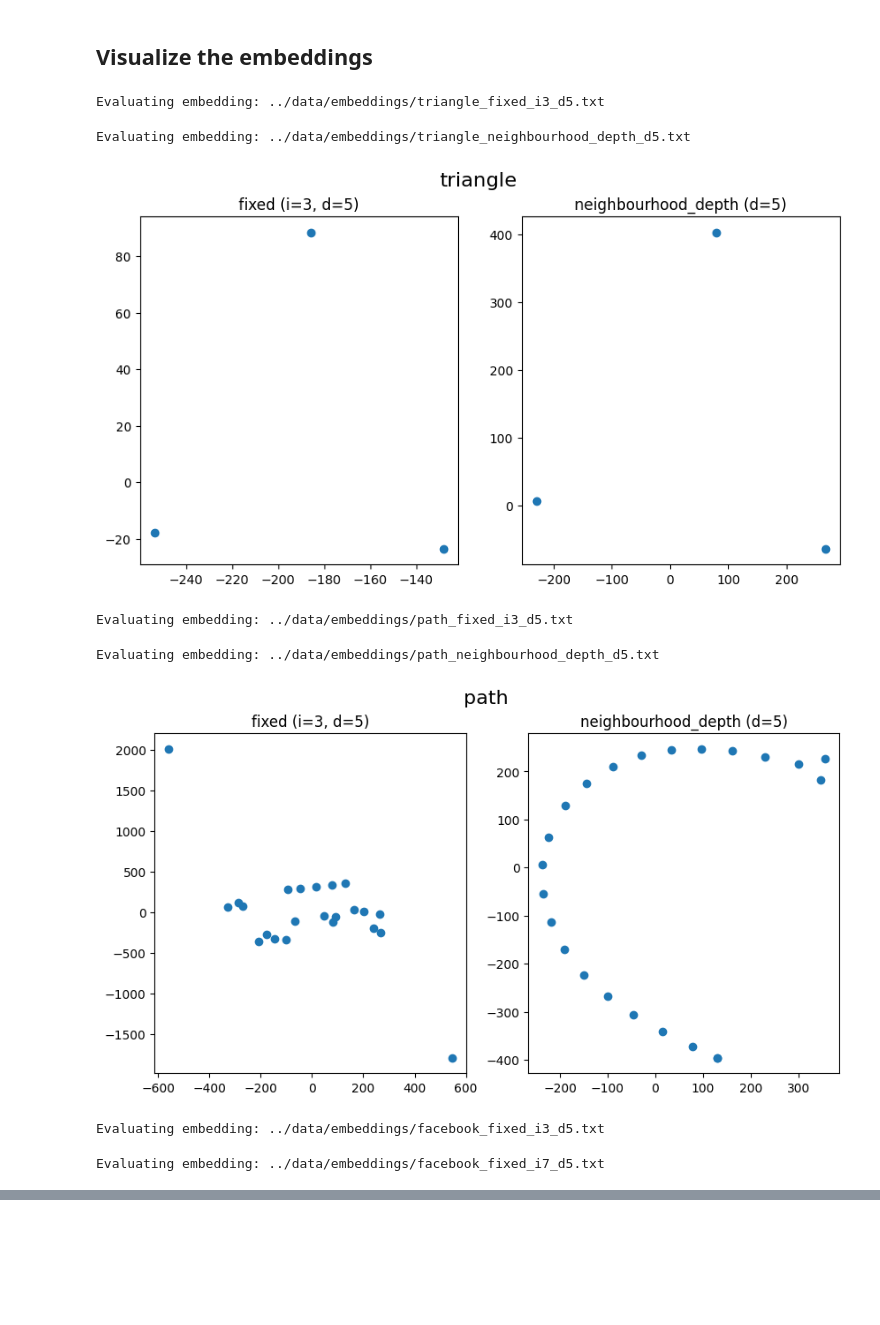
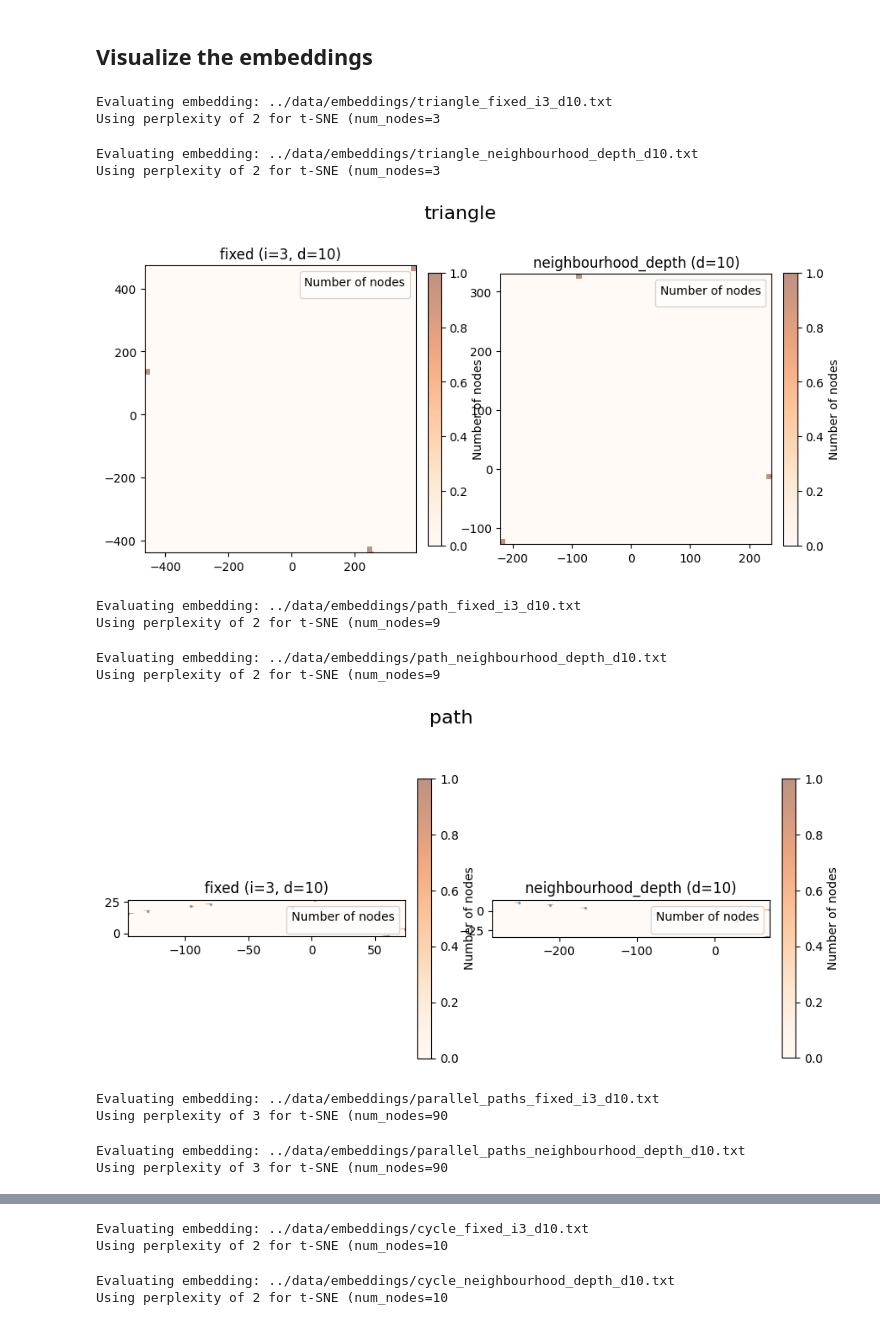
Before and after one commit to pilis/wut-mini-machine-learning-on-graphs-project-1, a Jupyter notebook: notebooks/exploration.ipynb, the cells around one changed output, grey strips where cells are left out. Drawn from its saved outputs; the diff is of its cells as text; code cells hidden in the pictures; blank space fills up the shorter version.

Commit message:
Add more datasets: cycles, parallel paths, random disconnected and stochastic block model

```diff
--- a/notebooks/exploration.ipynb
+++ b/notebooks/exploration.ipynb
@@ -137,51 +237,69 @@ def load_numpy_2d_array_from_file(filepath):
 
 def transform_embeddings_to_2d(embedding):
     """Transform multi-dimensional embeddings to 2d"""
+    num_nodes = embedding.shape[0]
+    perplexity = max(2, int(num_nodes / 30))
+    print(f"Using perplexity of {perplexity} for t-SNE (num_nodes={num_nodes}")
+
     # First we reduce the dimensionality of the embedding using PCA
     embedding_pca = PCA(n_components=2).fit_transform(embedding)
 
     # Then we use t-SNE to visualize the embedding
-    tsne = TSNE(n_components=2, random_state=0, perplexity=2)
+    tsne = TSNE(n_components=2, random_state=0, perplexity=perplexity)
     embedding_2d = tsne.fit_transform(embedding_pca)
 
     return embedding_2d
 
 
 def plot_embedding(embedding: np.ndarray, config, axes, idx) -> None:
-    """Plot the embedding"""
-
-    axes[idx].scatter(embedding[:, 0], embedding[:, 1], cmap="tab10")
+    """Plot the embedding as a scatter plot with a heatmap overlay"""
+    x = embedding[:, 0]
+    y = embedding[:, 1]
+    heatmap, xedges, yedges = np.histogram2d(x, y, bins=50)
+    extent = [xedges[0], xedges[-1], yedges[0], yedges[-1]]
+    axes[idx].set_facecolor('white')  # Set the background color to white
+    sc = axes[idx].scatter(x, y, cmap="tab10", s=2, alpha=0.5)
+    im = axes[idx].imshow(heatmap.T, cmap="Oranges", extent=extent, origin="lower", alpha=0.5)
+    cbar = plt.colorbar(im, ax=axes[idx], fraction=0.046, pad=0.04)
+    cbar.ax.set_ylabel('Number of nodes')  # Set the label for the colorbar
     axes[idx].set_title(f"{config.get_plot_label()}")
+    axes[idx].legend(*sc.legend_elements(), loc="upper right", title="Number of nodes")  # Add legend
 
 
 def evaluate(config: CleoraConfig, axes, idx) -> None:
     """Evaluate the embedding"""
     print(f"Evaluating embedding: {config.output_filepath}")
     embedding = load_numpy_2d_array_from_file(config.output_filepath)
     embedding_2d = transform_embeddings_to_2d(embedding)
     plot_embedding(embedding_2d, config, axes, idx)
 
 
 for dataset_id, configs in CONFIGS.items():
     # Set up the figure
     num_configs = len(configs)
     fig, axes = plt.subplots(nrows=1, ncols=num_configs, figsize=(5 * num_configs, 5))
 
     # Give the figure a title
     fig.suptitle(dataset_id, fontsize=16)
 
     # Evaluate the embeddings and plot them
     for idx, config in enumerate(configs):
         evaluate(config, axes, idx)
 
     # Show the figure
     plt.show()
 # %% [output]
-Evaluating embedding: ../data/embeddings/triangle_fixed_i3_d5.txt
+Evaluating embedding: ../data/embeddings/triangle_fixed_i3_d10.txt
+Using perplexity of 2 for t-SNE (num_nodes=3
-Evaluating embedding: ../data/embeddings/triangle_neighbourhood_depth_d5.txt
+Evaluating embedding: ../data/embeddings/triangle_neighbourhood_depth_d10.txt
+Using perplexity of 2 for t-SNE (num_nodes=3
-[figure, old version]
+[figure, new version]
-Evaluating embedding: ../data/embeddings/path_fixed_i3_d5.txt
+Evaluating embedding: ../data/embeddings/path_fixed_i3_d10.txt
+Using perplexity of 2 for t-SNE (num_nodes=9
-Evaluating embedding: ../data/embeddings/path_neighbourhood_depth_d5.txt
+Evaluating embedding: ../data/embeddings/path_neighbourhood_depth_d10.txt
+Using perplexity of 2 for t-SNE (num_nodes=9
-[figure, old version]
+[figure, new version]
-Evaluating embedding: ../data/embeddings/facebook_fixed_i3_d5.txt
+Evaluating embedding: ../data/embeddings/parallel_paths_fixed_i3_d10.txt
+Using perplexity of 3 for t-SNE (num_nodes=90
-Evaluating embedding: ../data/embeddings/facebook_fixed_i7_d5.txt
+Evaluating embedding: ../data/embeddings/parallel_paths_neighbourhood_depth_d10.txt
+Using perplexity of 3 for t-SNE (num_nodes=90
@@ -188,0 +307,4 @@ Evaluating embedding: ../data/embeddings/facebook_fixed_i7_d5.txt
+Evaluating embedding: ../data/embeddings/cycle_fixed_i3_d10.txt
+Using perplexity of 2 for t-SNE (num_nodes=10
+Evaluating embedding: ../data/embeddings/cycle_neighbourhood_depth_d10.txt
+Using perplexity of 2 for t-SNE (num_nodes=10
```
Also changed, not shown: parts of 7 cells of this notebook, 4 other files.
